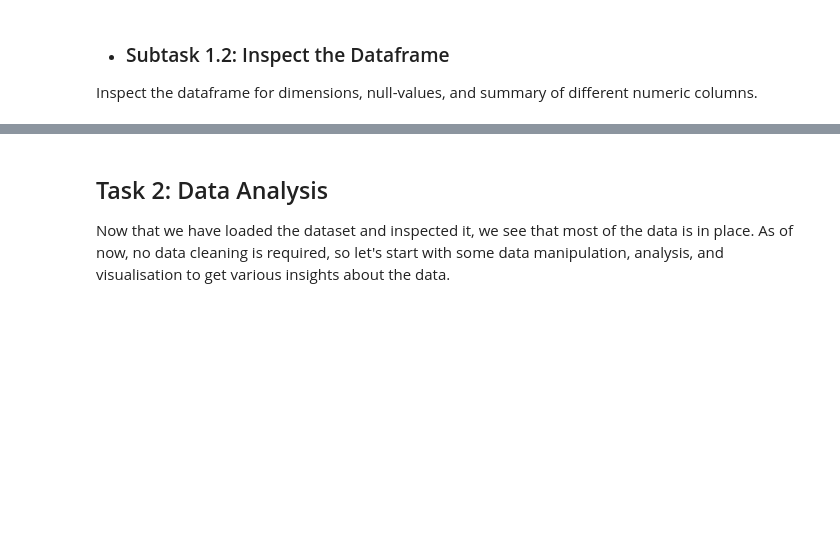
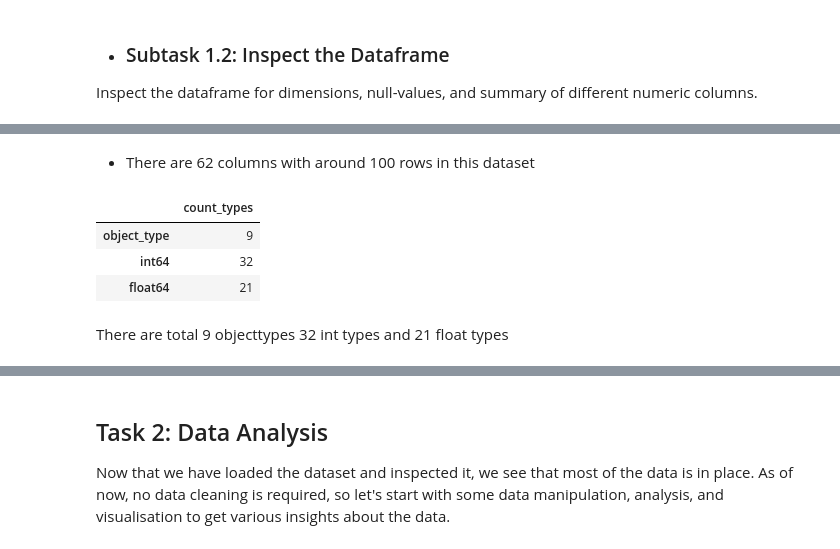
Before and after one commit to Rajesh2015/Logicmojo-AI-ML-Sept25-radash, a Jupyter notebook: EDA/IMDb+Movie+Assignment.ipynb, the cells around one changed output, grey strips where cells are left out. Drawn from its saved outputs; the diff is of its cells as text; code cells hidden in the pictures; blank space fills up the shorter version.

```diff
--- a/EDA/IMDb+Movie+Assignment.ipynb
+++ b/EDA/IMDb+Movie+Assignment.ipynb
@@ -35,0 +66,27 @@ Inspect the dataframe for dimensions, null-values, and summary of different nume
+# %% [markdown]
+- There are 62 columns with around 100 rows in this dataset
+# %%
+# Check the column-wise info of the dataframe
+
+all_cols=movie_df.columns
+res={}
+
+for col in all_cols:
+ if movie_df[col].dtype == 'object':
+    prevcount=res.get('object_type',0)
+    res['object_type']=prevcount+1
+ elif movie_df[col].dtype =='int64':
+    prevcount=res.get('int64',0)
+    res['int64']=prevcount+1
+ else:
+    prevcount=res.get('float64',0)
+    res['float64']=prevcount+1
+
+pd.DataFrame(res,index=["count_types"]).T
+# %% [output]
+|  | count_types |
+| object_type | 9 |
+| int64 | 32 |
+| float64 | 21 |
+# %% [markdown]
+There are total 9 objecttypes 32 int types and 21 float types
```
Also changed, not shown: parts of 9 cells of this notebook.
